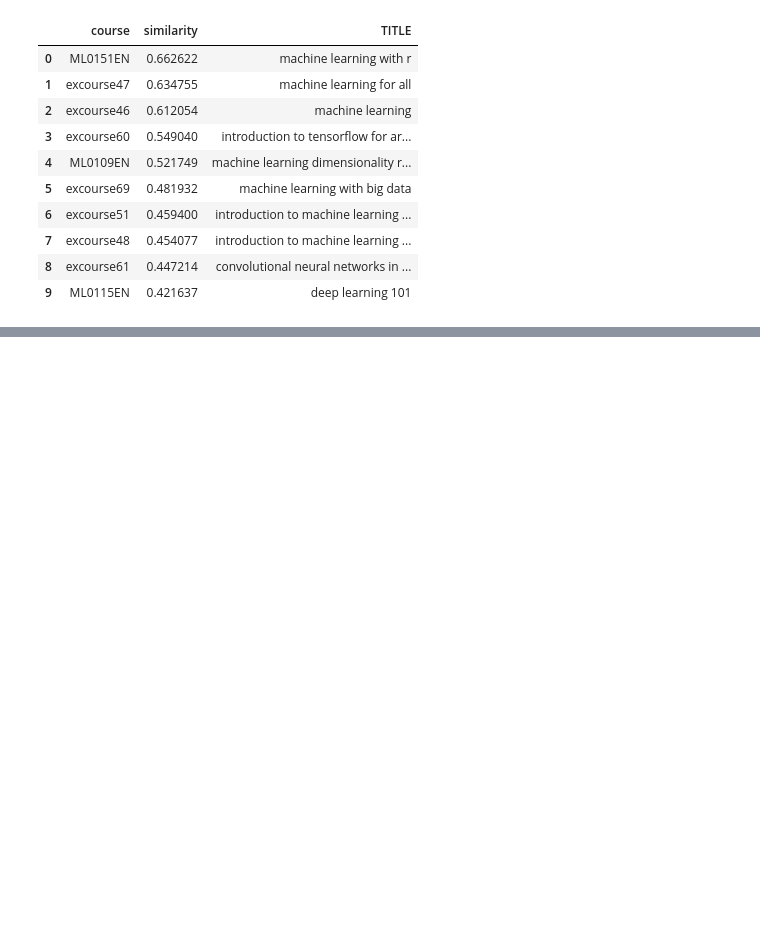
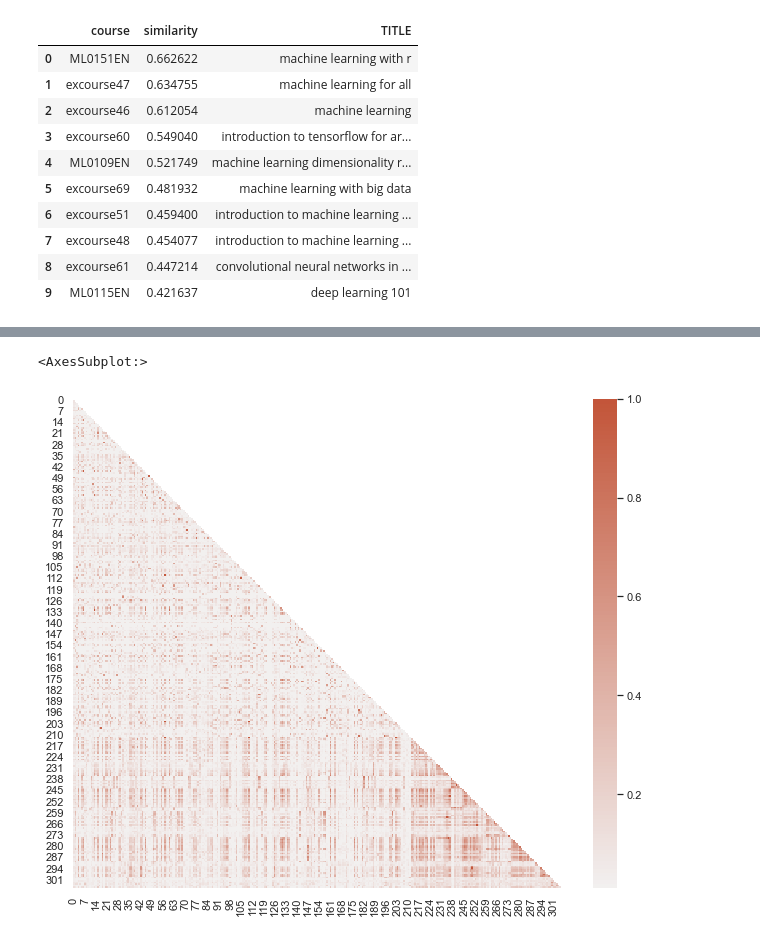
Before and after one commit to mxagar/course_recommender_streamlit, a Jupyter notebook: notebooks/02_FE.ipynb, the cells around one changed output, grey strips where cells are left out. Drawn from its saved outputs; the diff is of its cells as text; code cells hidden in the pictures; blank space fills up the shorter version.

```diff
--- a/notebooks/02_FE.ipynb
+++ b/notebooks/02_FE.ipynb
@@ -368,0 +396,26 @@ similarity_df_.head(10)
+# %%
+def compute_similarity_matrix(course_content_df, course_bows_df):
+    """Computes similarity matrix given
+    the course catalogue and the computed BoWs.
+    """
+    num_courses = len(course_content_df['COURSE_ID'])
+    sim_matrix = np.zeros((num_courses,num_courses))
+    for i, reference in enumerate(course_content_df['COURSE_ID']):
+        # We need
+        for j, course in enumerate(course_content_df['COURSE_ID']):
+            # FIXME: only half of the matrix needs to be computed!
+            similarity = 0.0
+            if course != reference:
+                course1 = course_bows_df[course_bows_df['doc_id'] == reference]
+                course2 = course_bows_df[course_bows_df['doc_id'] == course]
+                bow_vectors = pivot_two_bows(course1, course2)
+                similarity = 1 - cosine(bow_vectors.iloc[0, 2:], bow_vectors.iloc[1, 2:])
+                #print(similarity)
+            else:
+                similarity = 1.0
+            sim_matrix[i][j] = similarity
+
+    return sim_matrix
+# %%
+#sim_matrix = compute_similarity_matrix(course_content_df.iloc[:10,:], course_bows_df)
+sim_matrix = compute_similarity_matrix(course_content_df, course_bows_df)
@@ -368,0 +438,2 @@ similarity_df_.head(10)
+# %%
+sim_df = pd.DataFrame(sim_matrix)
@@ -368,0 +452,12 @@ similarity_df_.head(10)
+# %%
+# Configure seaborn
+sns.set_theme(style="white")
+# Plot similarity heatmap
+mask = np.triu(np.ones_like(sim_df, dtype=bool))
+_, ax = plt.subplots(figsize=(11, 9))
+cmap = sns.diverging_palette(230, 20, as_cmap=True)
+# Plot a similarity heat map
+sns.heatmap(sim_df, mask=mask, cmap=cmap, vmin=0.01, vmax=1, center=0, square=True)
+# %% [output]
+<AxesSubplot:>
+[figure, added]
```
Also changed, not shown: parts of 9 cells of this notebook, 1 other file.
